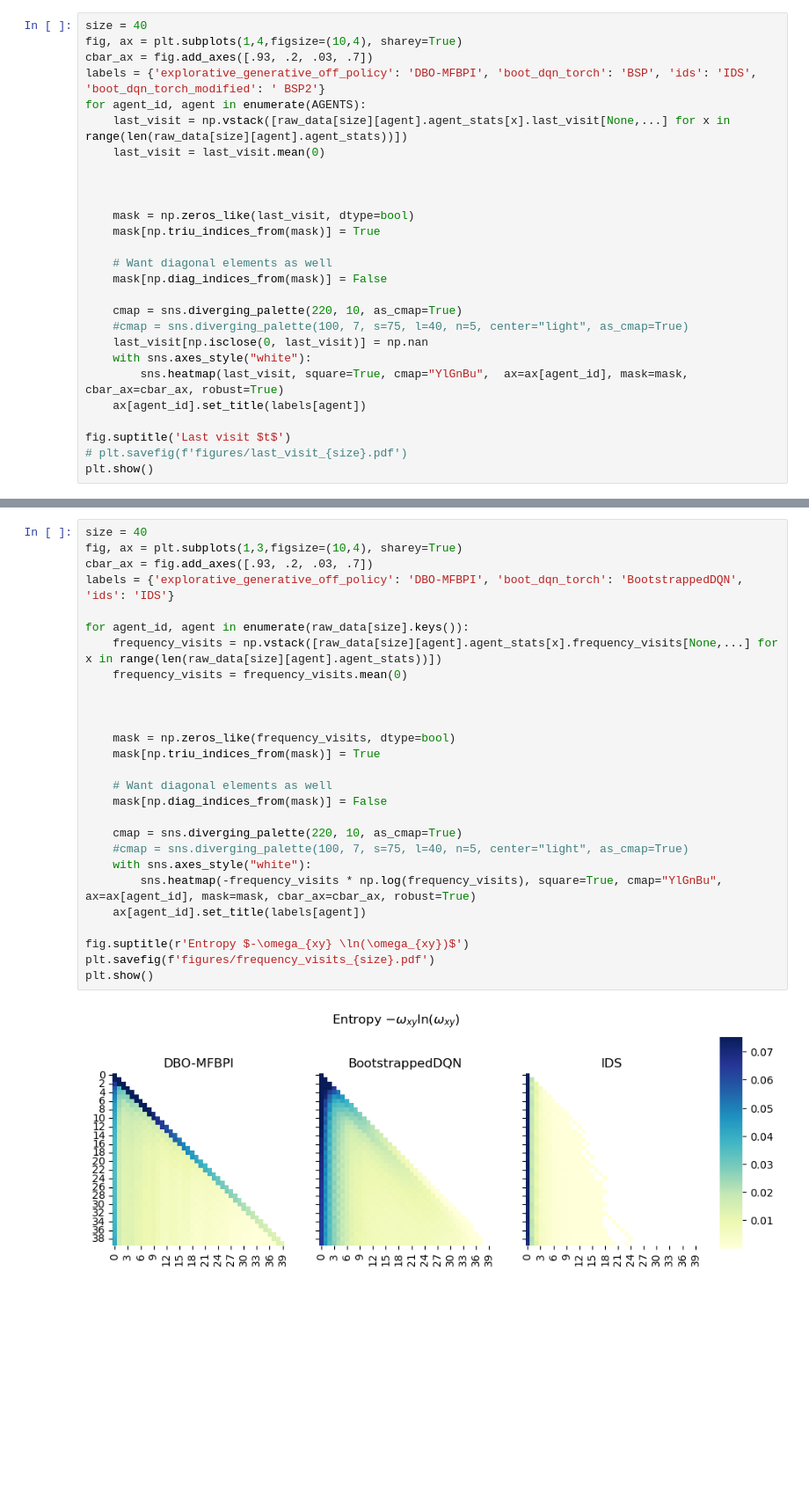
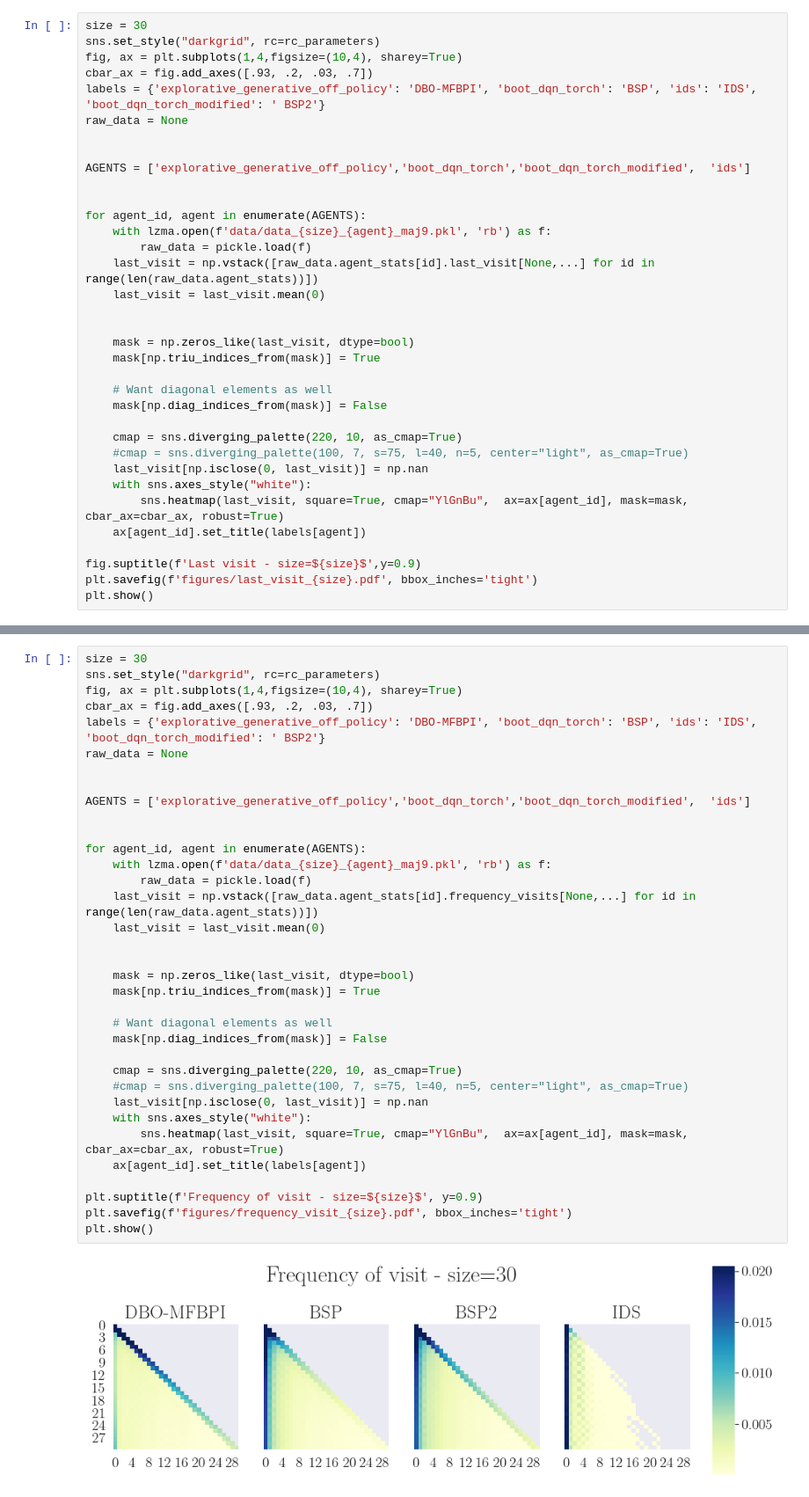
Before and after one commit to rssalessio/ModelFreeActiveExplorationRL, a Jupyter notebook: DeepSea/make_plots_new.ipynb, the cells around one changed output, grey strips where cells are left out. Shown at 88% size. Drawn from its saved outputs; the diff is of its cells as text; blank space fills up the shorter version.

```diff
--- a/DeepSea/make_plots_new.ipynb
+++ b/DeepSea/make_plots_new.ipynb
@@ -510,12 +327,20 @@ raw_data.keys
 # %%
-size = 40
+size = 30
+sns.set_style("darkgrid", rc=rc_parameters)
 fig, ax = plt.subplots(1,4,figsize=(10,4), sharey=True)
 cbar_ax = fig.add_axes([.93, .2, .03, .7])
 labels = {'explorative_generative_off_policy': 'DBO-MFBPI', 'boot_dqn_torch': 'BSP', 'ids': 'IDS', 'boot_dqn_torch_modified': ' BSP2'}
+raw_data = None
+
+
+AGENTS = ['explorative_generative_off_policy','boot_dqn_torch','boot_dqn_torch_modified',  'ids']
+
+
 for agent_id, agent in enumerate(AGENTS):
-    last_visit = np.vstack([raw_data[size][agent].agent_stats[x].last_visit[None,...] for x in range(len(raw_data[size][agent].agent_stats))])
+    with lzma.open(f'data/data_{size}_{agent}_maj9.pkl', 'rb') as f:
+        raw_data = pickle.load(f)
+    last_visit = np.vstack([raw_data.agent_stats[id].last_visit[None,...] for id in range(len(raw_data.agent_stats))])
     last_visit = last_visit.mean(0)
-
 
 
     mask = np.zeros_like(last_visit, dtype=bool)
@@ -531,7 +356,7 @@ for agent_id, agent in enumerate(AGENTS):
         sns.heatmap(last_visit, square=True, cmap="YlGnBu",  ax=ax[agent_id], mask=mask, cbar_ax=cbar_ax, robust=True)
     ax[agent_id].set_title(labels[agent])
 
-fig.suptitle('Last visit $t$')
-# plt.savefig(f'figures/last_visit_{size}.pdf')
+fig.suptitle(f'Last visit - size=${size}$',y=0.9)
+plt.savefig(f'figures/last_visit_{size}.pdf', bbox_inches='tight')
 plt.show()
 # %% [output]
@@ -539,29 +364,37 @@ plt.show()
 # %%
-size = 40
-fig, ax = plt.subplots(1,3,figsize=(10,4), sharey=True)
+size = 30
+sns.set_style("darkgrid", rc=rc_parameters)
+fig, ax = plt.subplots(1,4,figsize=(10,4), sharey=True)
 cbar_ax = fig.add_axes([.93, .2, .03, .7])
-labels = {'explorative_generative_off_policy': 'DBO-MFBPI', 'boot_dqn_torch': 'BootstrappedDQN', 'ids': 'IDS'}
-
-for agent_id, agent in enumerate(raw_data[size].keys()):
-    frequency_visits = np.vstack([raw_data[size][agent].agent_stats[x].frequency_visits[None,...] for x in range(len(raw_data[size][agent].agent_stats))])
-    frequency_visits = frequency_visits.mean(0)
+labels = {'explorative_generative_off_policy': 'DBO-MFBPI', 'boot_dqn_torch': 'BSP', 'ids': 'IDS', 'boot_dqn_torch_modified': ' BSP2'}
+raw_data = None
 
 
+AGENTS = ['explorative_generative_off_policy','boot_dqn_torch','boot_dqn_torch_modified',  'ids']
 
-    mask = np.zeros_like(frequency_visits, dtype=bool)
+
+for agent_id, agent in enumerate(AGENTS):
+    with lzma.open(f'data/data_{size}_{agent}_maj9.pkl', 'rb') as f:
+        raw_data = pickle.load(f)
+    last_visit = np.vstack([raw_data.agent_stats[id].frequency_visits[None,...] for id in range(len(raw_data.agent_stats))])
+    last_visit = last_visit.mean(0)
+
+
+    mask = np.zeros_like(last_visit, dtype=bool)
     mask[np.triu_indices_from(mask)] = True
 
     # Want diagonal elements as well
     mask[np.diag_indices_from(mask)] = False
 
     cmap = sns.diverging_palette(220, 10, as_cmap=True)
     #cmap = sns.diverging_palette(100, 7, s=75, l=40, n=5, center="light", as_cmap=True)
+    last_visit[np.isclose(0, last_visit)] = np.nan
     with sns.axes_style("white"):
-        sns.heatmap(-frequency_visits * np.log(frequency_visits), square=True, cmap="YlGnBu",  ax=ax[agent_id], mask=mask, cbar_ax=cbar_ax, robust=True)
+        sns.heatmap(last_visit, square=True, cmap="YlGnBu",  ax=ax[agent_id], mask=mask, cbar_ax=cbar_ax, robust=True)
     ax[agent_id].set_title(labels[agent])
 
-fig.suptitle(r'Entropy $-\omega_{xy} \ln(\omega_{xy})$')
-plt.savefig(f'figures/frequency_visits_{size}.pdf')
+plt.suptitle(f'Frequency of visit - size=${size}$', y=0.9)
+plt.savefig(f'figures/frequency_visit_{size}.pdf', bbox_inches='tight')
 plt.show()
 # %% [output]
-[figure, old version]
+[figure, new version]
```
Also changed, not shown: parts of 22 cells of this notebook, 23 other files.
